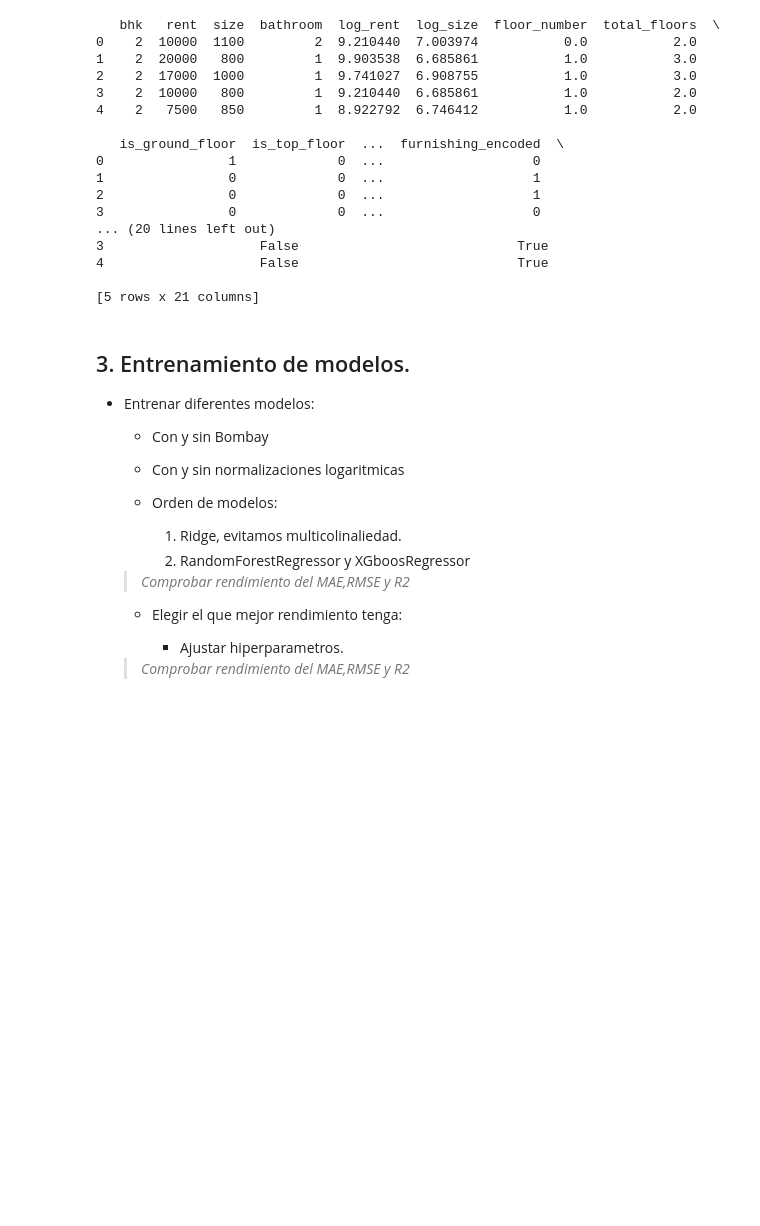
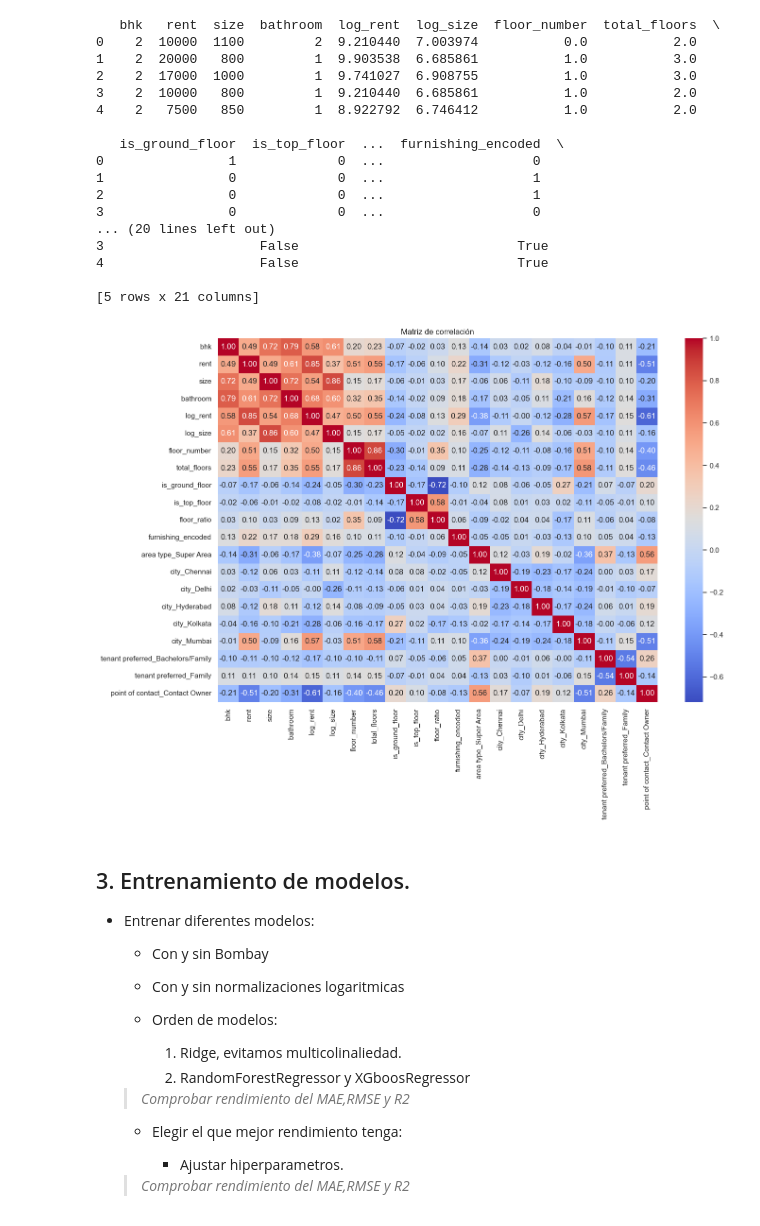
Before and after one commit to FranBretones/house-rent-ml-project, a Jupyter notebook: notebook/main.ipynb, the cells around one changed output. Drawn from its saved outputs; the diff is of its cells as text; code cells hidden in the pictures; blank space fills up the shorter version.

Commit message:
matriz de correlacion realizada

```diff
--- a/notebook/main.ipynb
+++ b/notebook/main.ipynb
@@ -737,3 +733,13 @@ df_encoded.to_csv('../data/df_encoded.csv',index=False)
+# %%
+# Calcular la matriz de correlación
+correlation_matrix = df_encoded.corr()
+# hacer heatmap
+plt.figure(figsize=(15,10))
+sns.heatmap(correlation_matrix, annot=True, cmap='coolwarm', fmt=".2f")
+plt.title('Matriz de correlación')
+plt.show()
+# %% [output]
+[figure, added]
 # %% [markdown]
 ## 3. Entrenamiento de modelos.
 
```
Also changed, not shown: parts of 11 cells of this notebook.
